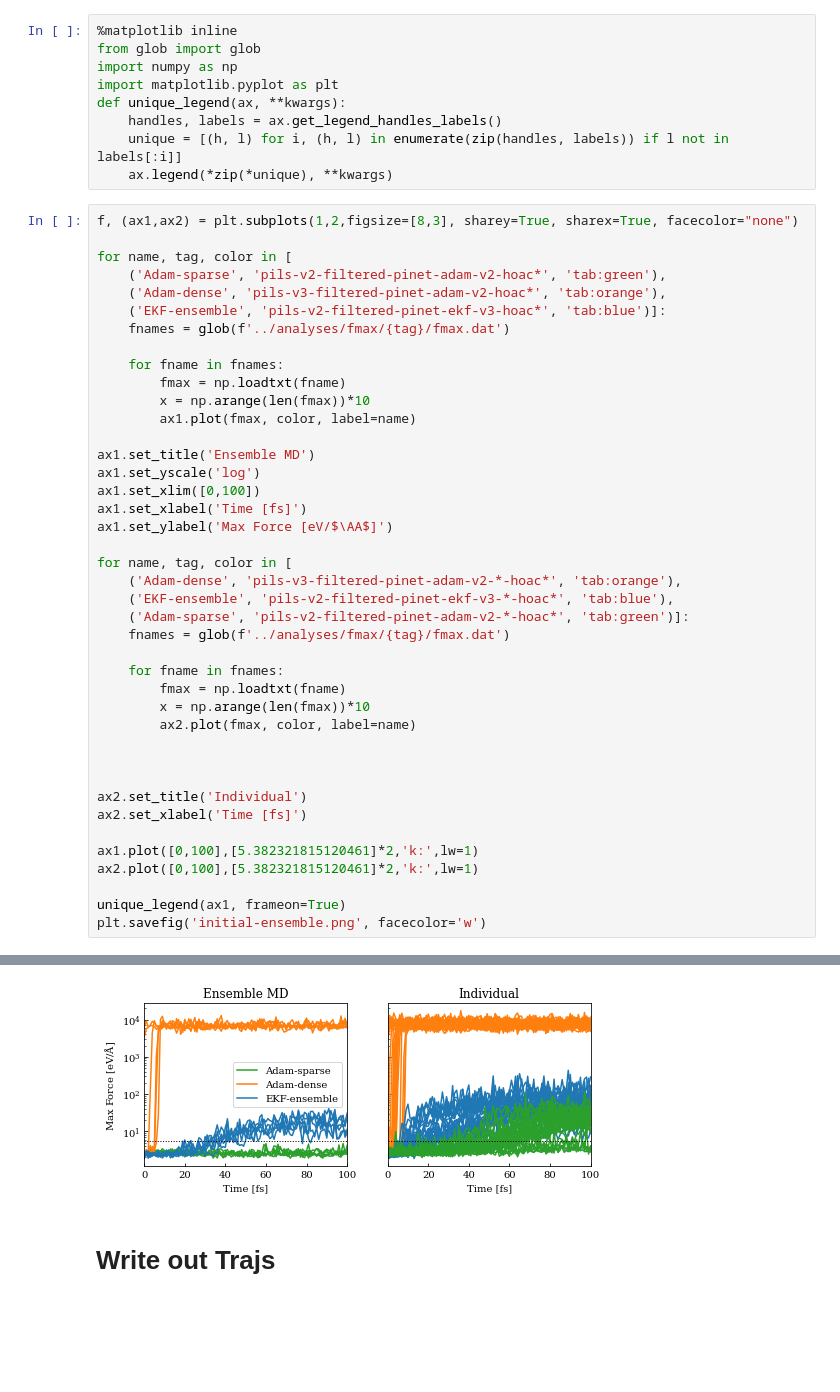
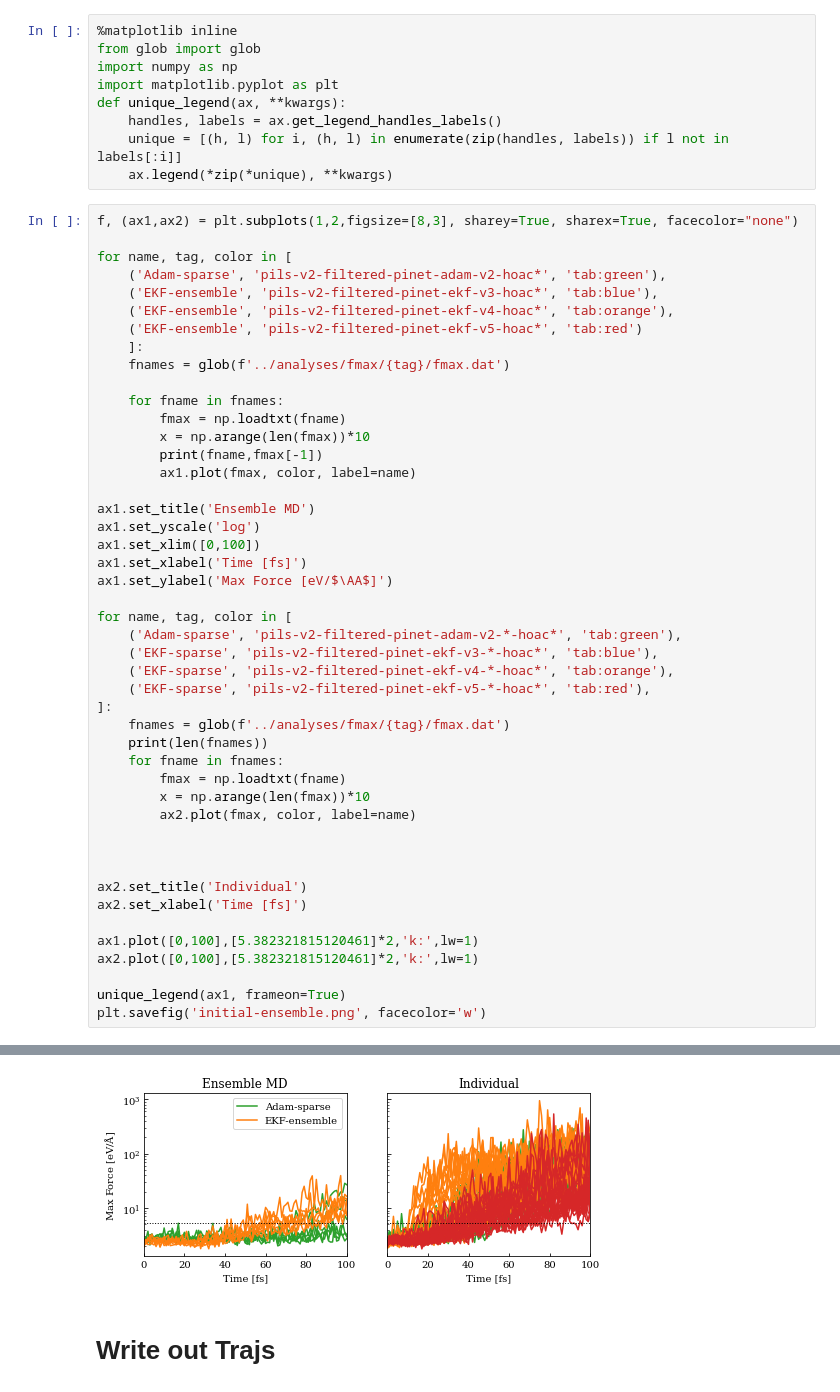
Before and after one commit to yqshao-archive/pils, a Jupyter notebook: notebooks/fmax.ipynb, the cells around one changed output, grey strips where cells are left out. Cells and saved outputs as stored; diff of their text form; blank space fills up the shorter version.

```diff
--- a/notebooks/fmax.ipynb
+++ b/notebooks/fmax.ipynb
@@ -14,13 +14,16 @@ f, (ax1,ax2) = plt.subplots(1,2,figsize=[8,3], sharey=True, sharex=True, facecol
 
 for name, tag, color in [
     ('Adam-sparse', 'pils-v2-filtered-pinet-adam-v2-hoac*', 'tab:green'),
-    ('Adam-dense', 'pils-v3-filtered-pinet-adam-v2-hoac*', 'tab:orange'),
-    ('EKF-ensemble', 'pils-v2-filtered-pinet-ekf-v3-hoac*', 'tab:blue')]:
+    ('EKF-ensemble', 'pils-v2-filtered-pinet-ekf-v3-hoac*', 'tab:blue'),
+    ('EKF-ensemble', 'pils-v2-filtered-pinet-ekf-v4-hoac*', 'tab:orange'),
+    ('EKF-ensemble', 'pils-v2-filtered-pinet-ekf-v5-hoac*', 'tab:red')
+    ]:
     fnames = glob(f'../analyses/fmax/{tag}/fmax.dat')
 
     for fname in fnames:
         fmax = np.loadtxt(fname)
         x = np.arange(len(fmax))*10
+        print(fname,fmax[-1])
         ax1.plot(fmax, color, label=name)
 
 ax1.set_title('Ensemble MD')
@@ -30,11 +33,13 @@ ax1.set_xlabel('Time [fs]')
 ax1.set_ylabel('Max Force [eV/$\AA$]')
 
 for name, tag, color in [
-    ('Adam-dense', 'pils-v3-filtered-pinet-adam-v2-*-hoac*', 'tab:orange'),
-    ('EKF-ensemble', 'pils-v2-filtered-pinet-ekf-v3-*-hoac*', 'tab:blue'),
-    ('Adam-sparse', 'pils-v2-filtered-pinet-adam-v2-*-hoac*', 'tab:green')]:
+    ('Adam-sparse', 'pils-v2-filtered-pinet-adam-v2-*-hoac*', 'tab:green'),
+    ('EKF-sparse', 'pils-v2-filtered-pinet-ekf-v3-*-hoac*', 'tab:blue'),
+    ('EKF-sparse', 'pils-v2-filtered-pinet-ekf-v4-*-hoac*', 'tab:orange'),
+    ('EKF-sparse', 'pils-v2-filtered-pinet-ekf-v5-*-hoac*', 'tab:red'),
+]:
     fnames = glob(f'../analyses/fmax/{tag}/fmax.dat')
-
+    print(len(fnames))
     for fname in fnames:
         fmax = np.loadtxt(fname)
         x = np.arange(len(fmax))*10
@@ -54,4 +75,4 @@ plt.savefig('initial-ensemble.png', facecolor='w')
-[figure, old version]
+[figure, new version]
 # %% [markdown]
 # Write out Trajs
 # %%
```
Also changed, not shown: parts of 2 cells of this notebook, 7 other files.
